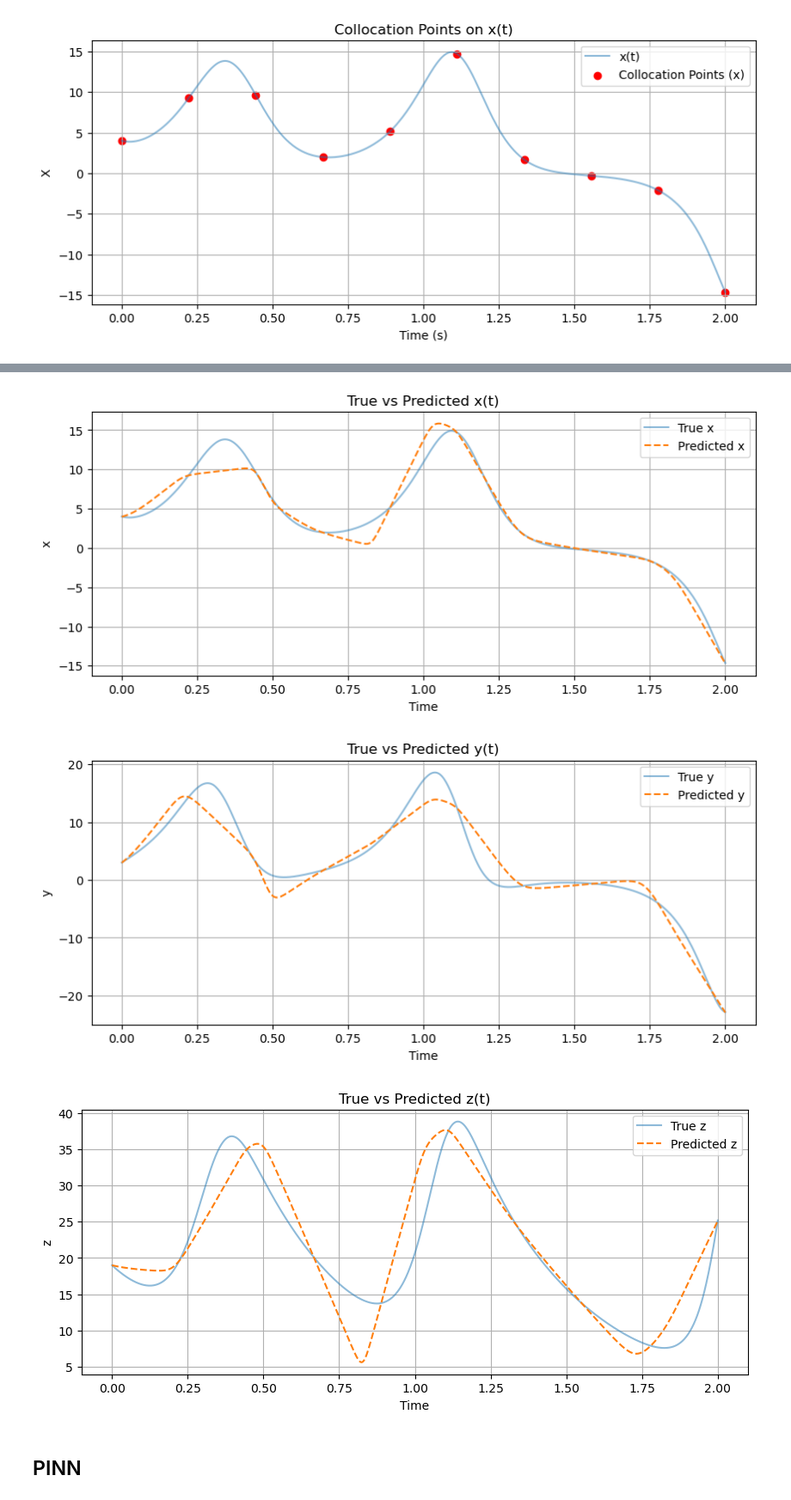
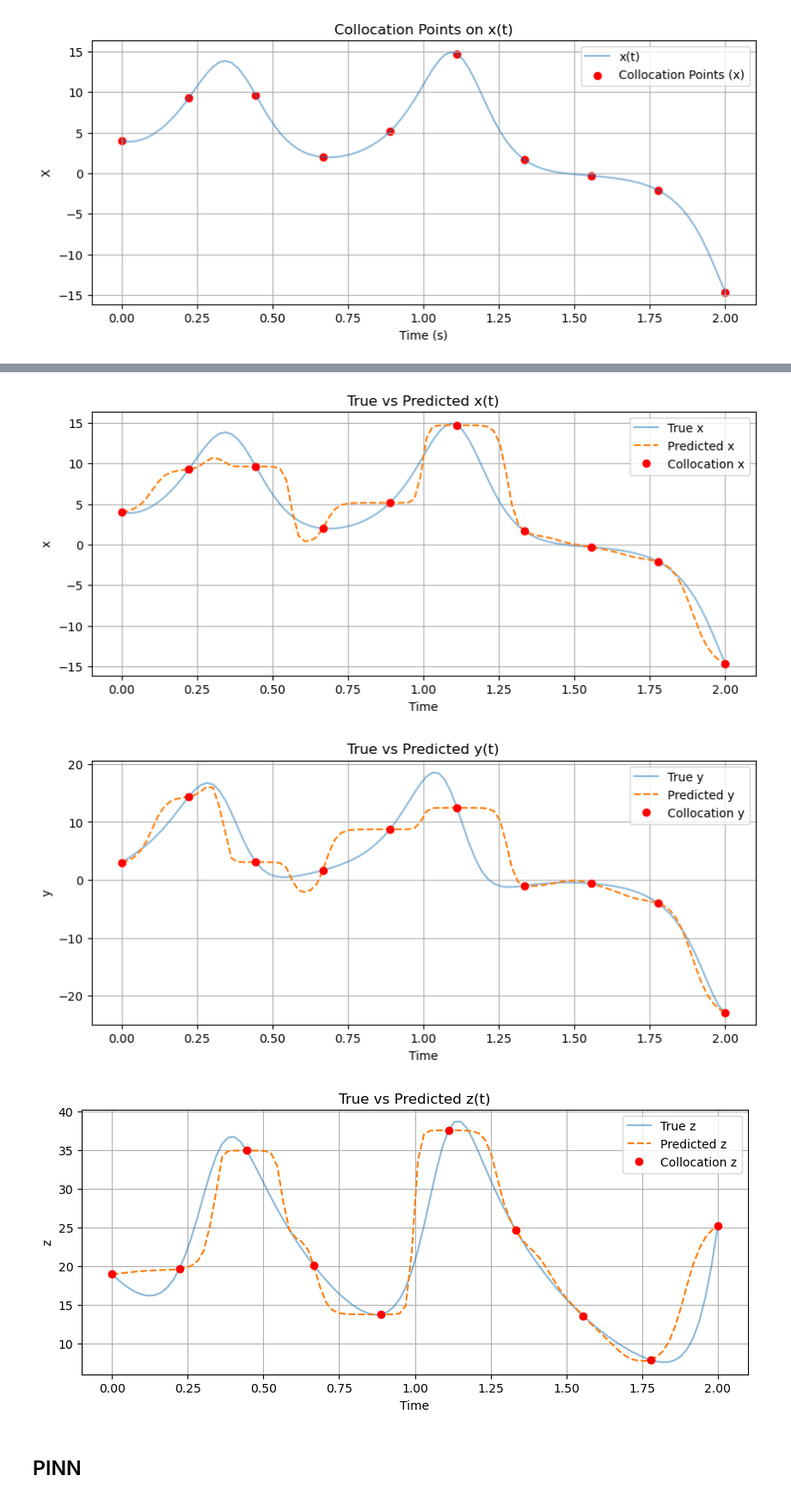
Before and after one commit to Pawelbure/colab-binder_WoC_AJP_2025, a Jupyter notebook: Predicting-dynamics/Supervised_ML-Lorenz-dynamics.ipynb, the cells around one changed output, grey strips where cells are left out. Shown at 86% size. Saved outputs shown, nothing was run; the diff lists cells and outputs as text; code cells hidden in the pictures.

```diff
--- a/Predicting-dynamics/Supervised_ML-Lorenz-dynamics.ipynb
+++ b/Predicting-dynamics/Supervised_ML-Lorenz-dynamics.ipynb
@@ -43,19 +27,9 @@ def lorenz_ode(t, state):
 
 # Initial condition and time setup
 t_span = (0, 2)
-t_eval = np.linspace(*t_span, 1000)
+t_eval = np.linspace(*t_span, 100)
 initial_state = [4.0, 3.0, 19.0]
 
 # Simulate trajectory
 sol = solve_ivp(lorenz_ode, t_span, initial_state, t_eval=t_eval, method='RK45')
 x, y, z = sol.y
-
-# Plot Lorenz trajectory
-fig = plt.figure(figsize=(10, 6))
-ax = fig.add_subplot(111, projection='3d')
-ax.plot(x, y, z)
-ax.set_title('Lorenz System Trajectory')
-ax.set_xlabel('X')
-ax.set_ylabel('Y')
-ax.set_zlabel('Z')
-plt.show()
@@ -98,11 +83,12 @@ class LorenzNN(nn.Module):
         super().__init__()
         self.net = nn.Sequential(
             nn.Linear(1, 64),
-            nn.Softplus(),
+            nn.Tanh(),
             nn.Linear(64, 64),
-            nn.Softplus(),
+            nn.Tanh(),
             nn.Linear(64, 3)
         )
+
     def forward(self, t):
         return self.net(t)
 # %%
@@ -145,41 +131,47 @@ t_all = torch.tensor(t_eval, dtype=torch.float32).unsqueeze(1)
 with torch.no_grad():
     pred_all = model(t_all).numpy()
 
-# Plot predictions vs. true values
+pred_vanilla = pred_all
+
+# Plot predictions vs. true values for x(t)
 plt.figure(figsize=(10, 4))
 plt.plot(t_eval, x, label='True x', alpha=0.5)
 plt.plot(t_eval, pred_all[:, 0], '--', label='Predicted x')
+plt.plot(t_collocation, x_collocation, 'ro', label='Collocation x')  # <-- added
 plt.xlabel('Time')
 plt.ylabel('x')
 plt.title('True vs Predicted x(t)')
 plt.legend()
 plt.grid(True)
 plt.show()
 
-# Repeat for y and z
+# Plot y(t)
 plt.figure(figsize=(10, 4))
 plt.plot(t_eval, y, label='True y', alpha=0.5)
 plt.plot(t_eval, pred_all[:, 1], '--', label='Predicted y')
+plt.plot(t_collocation, y_collocation, 'ro', label='Collocation y')  # <-- added
 plt.xlabel('Time')
 plt.ylabel('y')
 plt.title('True vs Predicted y(t)')
 plt.legend()
 plt.grid(True)
 plt.show()
 
+# Plot z(t)
 plt.figure(figsize=(10, 4))
 plt.plot(t_eval, z, label='True z', alpha=0.5)
 plt.plot(t_eval, pred_all[:, 2], '--', label='Predicted z')
+plt.plot(t_collocation, z_collocation, 'ro', label='Collocation z')  # <-- added
 plt.xlabel('Time')
 plt.ylabel('z')
 plt.title('True vs Predicted z(t)')
 plt.legend()
 plt.grid(True)
 plt.show()
 # %% [output]
-[figure, old version]
+[figure, new version]
-[figure, old version]
+[figure, new version]
-[figure, old version]
+[figure, new version]
 # %% [markdown]
 ## PINN
 # %%
```
Also changed, not shown: parts of 15 cells of this notebook, 3 other files.
